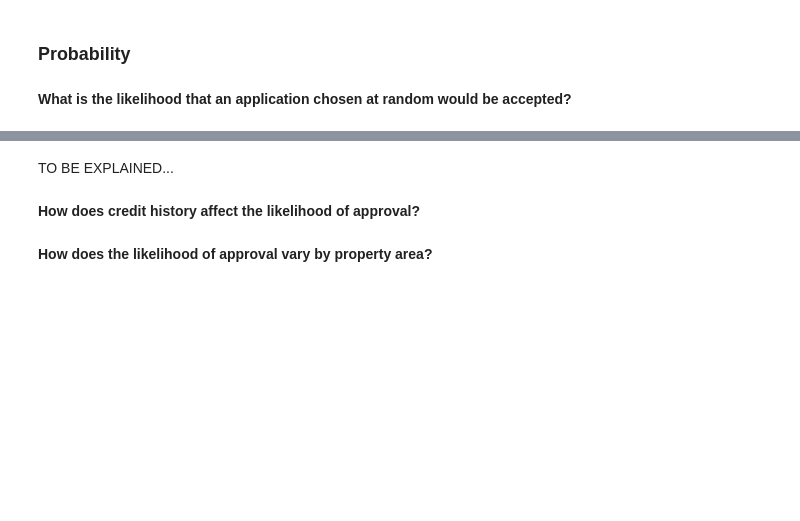
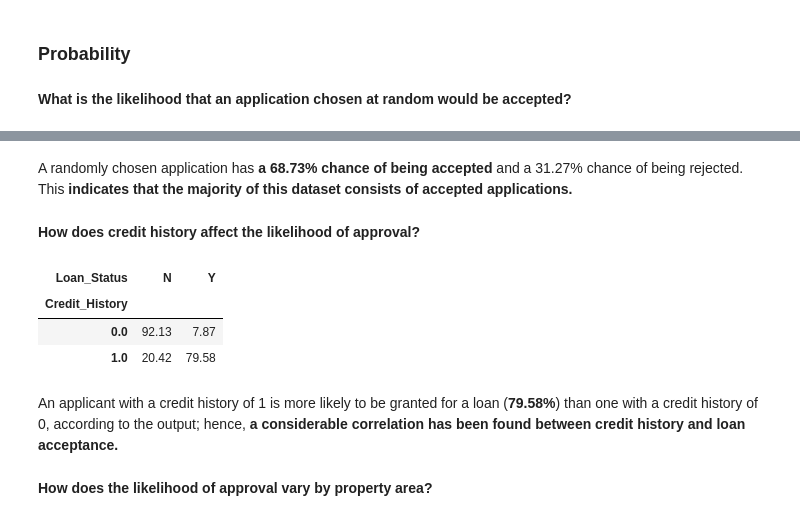
Before and after one commit to emmaubah/Loan-Approval-Data-Analysis, a Jupyter notebook: Loan_Approval_Data_Analysis.ipynb, the cells around one changed output, grey strips where cells are left out. Drawn from its saved outputs; the diff is of its cells as text; code cells hidden in the pictures; blank space fills up the shorter version.

```diff
--- a/Loan_Approval_Data_Analysis.ipynb
+++ b/Loan_Approval_Data_Analysis.ipynb
@@ -841,4 +862,4 @@ print(f'The Probabilty of being Rejected: {prob_rejected:.2%}')
-# %% [markdown]
-TO BE EXPLAINED...
+# %% [markdown]
+A randomly chosen application has **a 68.73% chance of being accepted** and a 31.27% chance of being rejected. This **indicates that the majority of this dataset consists of accepted applications.**
 # %% [markdown]
 **How does credit history affect the likelihood of approval?**
@@ -850,3 +866,26 @@ TO BE EXPLAINED...
+# %%
+# That a applicant's credit score was 1, meeting the guideline.
+# When they were given the loan, they had no credit history, which suggested that they lacked credibility.
+
+
+known_credit_df = cleaned_loan_approval_df[
+    cleaned_loan_approval_df["Credit_History"].isin(["0.0", "1.0"])
+]
+
+credit_approval = pd.crosstab(
+    known_credit_df["Credit_History"],
+    known_credit_df["Loan_Status"],
+    normalize="index"
+) * 100
+
+display(credit_approval.round(2))
+# %% [output]
+| Loan_Status | N | Y |
+| Credit_History |  |  |
+| 0.0 | 92.13 | 7.87 |
+| 1.0 | 20.42 | 79.58 |
+# %% [markdown]
+An applicant with a credit history of 1 is more likely to be granted for a loan (**79.58%**) than one with a credit history of 0, according to the output; hence, **a considerable correlation has been found between credit history and loan acceptance.**
 # %% [markdown]
 **How does the likelihood of approval vary by property area?**
 # %%
```
Also changed, not shown: parts of 35 cells of this notebook.
